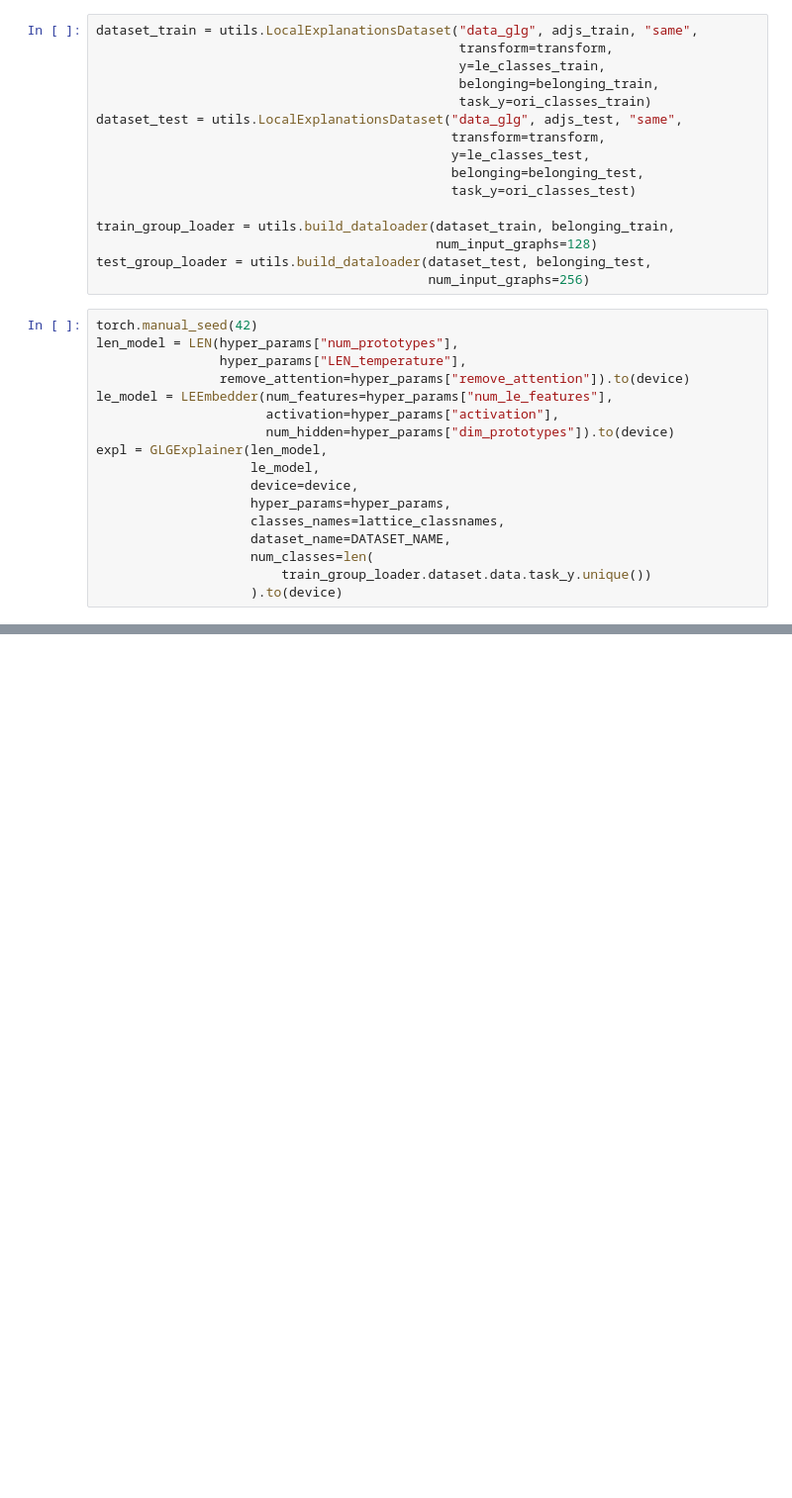
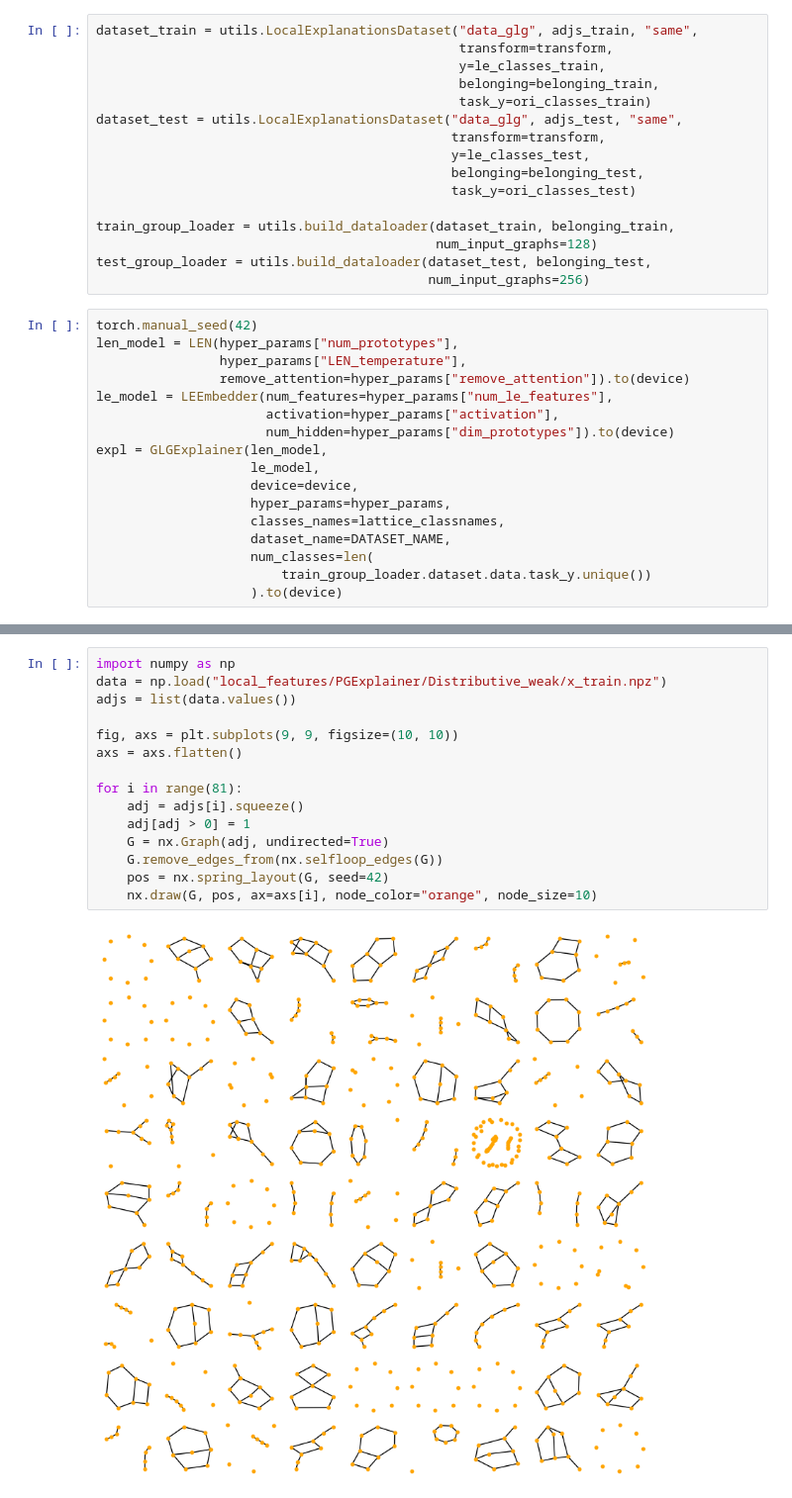
Before and after one commit to AspieCoder1/AI4UA, a Jupyter notebook: distributive_run.ipynb, the cells around one changed output, grey strips where cells are left out. Shown at 99% size. Drawn from its saved outputs; the diff is of its cells as text; blank space fills up the shorter version.

```diff
--- a/distributive_run.ipynb
+++ b/distributive_run.ipynb
@@ -208,0 +220,17 @@ plt.show()
+# %%
+import numpy as np
+data = np.load("local_features/PGExplainer/Distributive_weak/x_train.npz")
+adjs = list(data.values())
+
+fig, axs = plt.subplots(9, 9, figsize=(10, 10))
+axs = axs.flatten()
+
+for i in range(81):
+	adj = adjs[i].squeeze()
+	adj[adj > 0] = 1
+	G = nx.Graph(adj, undirected=True)
+	G.remove_edges_from(nx.selfloop_edges(G))
+	pos = nx.spring_layout(G, seed=42)
+	nx.draw(G, pos, ax=axs[i], node_color="orange", node_size=10)
+# %% [output]
+[figure, added]
```
Also changed, not shown: parts of 3 cells of this notebook, 2 other files.
